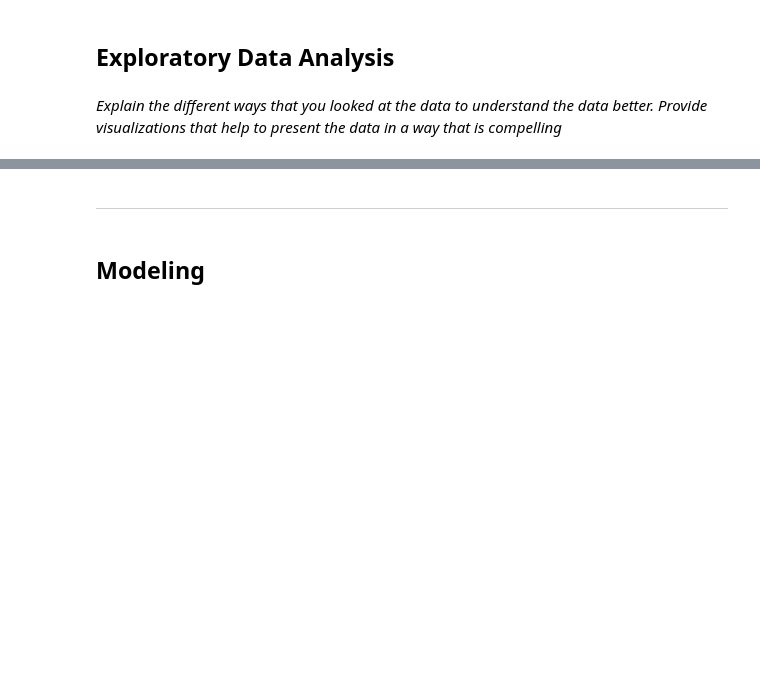
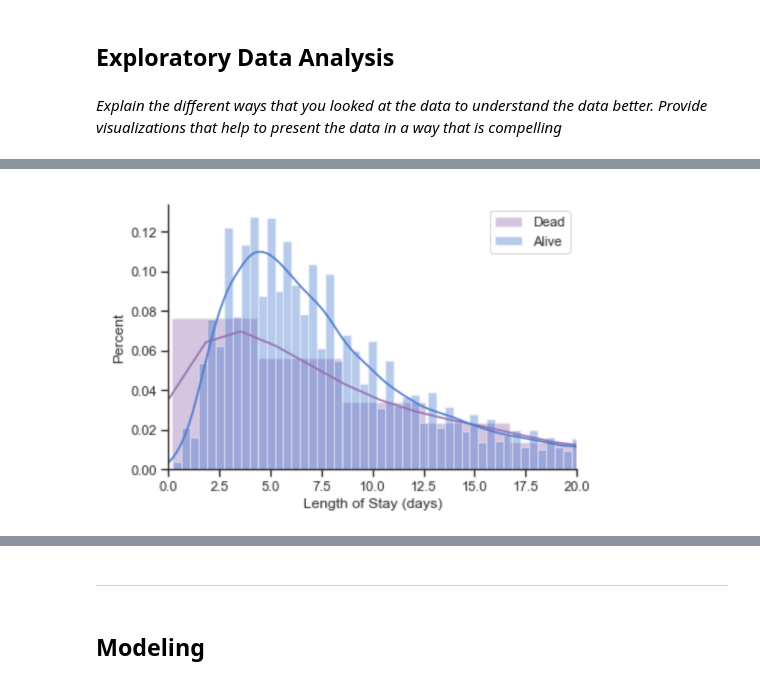
Before and after one commit to chriszhou0916/dsah_final, a Jupyter notebook: Process Book.ipynb, the cells around one changed output, grey strips where cells are left out. Saved outputs shown, nothing was run; the diff lists cells and outputs as text; code cells hidden in the pictures; blank space fills up the shorter version.

```diff
--- a/Process Book.ipynb
+++ b/Process Book.ipynb
@@ -102,0 +110,4 @@ _Explain the different ways that you looked at the data to understand the data b
+# %%
+Image(filename= "../images/Len_of_stay_live_dead_zoom.png", width=500)
+# %% [output]
+[figure, added]
```
Also changed, not shown: parts of 18 cells of this notebook.
